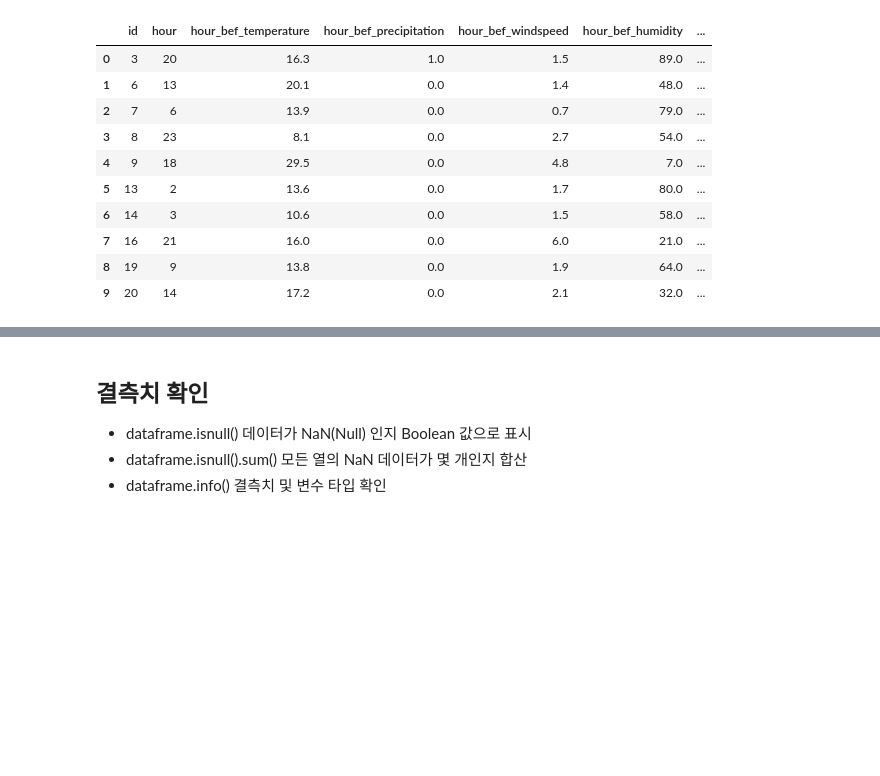
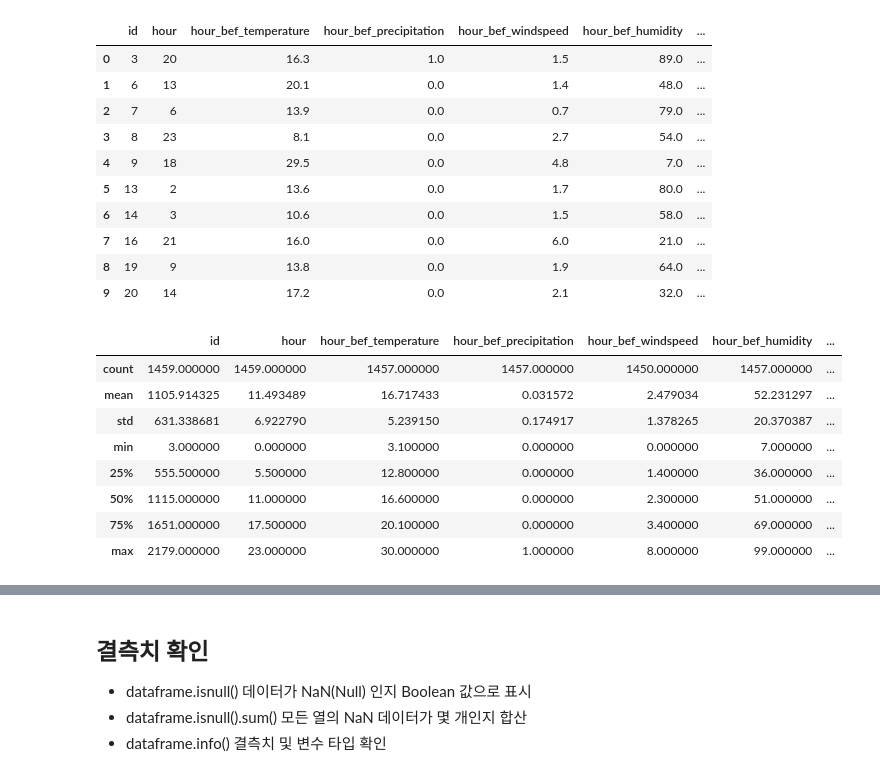
Before and after one commit to inticoy/pyTorchZeroToAll, a Jupyter notebook: dacon/bikeseoul/bikeseoul_decision_tree.ipynb, the cells around one changed output, grey strips where cells are left out. Saved outputs shown, nothing was run; the diff lists cells and outputs as text; code cells hidden in the pictures; blank space fills up the shorter version.

```diff
--- a/dacon/bikeseoul/bikeseoul_decision_tree.ipynb
+++ b/dacon/bikeseoul/bikeseoul_decision_tree.ipynb
@@ -56,3 +57,15 @@ train.head(10)
 | 7 | 16 | 21 | 16.0 | 0.0 | 6.0 | 21.0 | ... |
 | 8 | 19 | 9 | 13.8 | 0.0 | 1.9 | 64.0 | ... |
 | 9 | 20 | 14 | 17.2 | 0.0 | 2.1 | 32.0 | ... |
+# %%
+train.describe()
+# %% [output]
+|  | id | hour | hour_bef_temperature | hour_bef_precipitation | hour_bef_windspeed | hour_bef_humidity | ... |
+| count | 1459.000000 | 1459.000000 | 1457.000000 | 1457.000000 | 1450.000000 | 1457.000000 | ... |
+| mean | 1105.914325 | 11.493489 | 16.717433 | 0.031572 | 2.479034 | 52.231297 | ... |
+| std | 631.338681 | 6.922790 | 5.239150 | 0.174917 | 1.378265 | 20.370387 | ... |
+| min | 3.000000 | 0.000000 | 3.100000 | 0.000000 | 0.000000 | 7.000000 | ... |
+| 25% | 555.500000 | 5.500000 | 12.800000 | 0.000000 | 1.400000 | 36.000000 | ... |
+| 50% | 1115.000000 | 11.000000 | 16.600000 | 0.000000 | 2.300000 | 51.000000 | ... |
+| 75% | 1651.000000 | 17.500000 | 20.100000 | 0.000000 | 3.400000 | 69.000000 | ... |
+| max | 2179.000000 | 23.000000 | 30.000000 | 1.000000 | 8.000000 | 99.000000 | ... |
```
Also changed, not shown: parts of 12 cells of this notebook.
